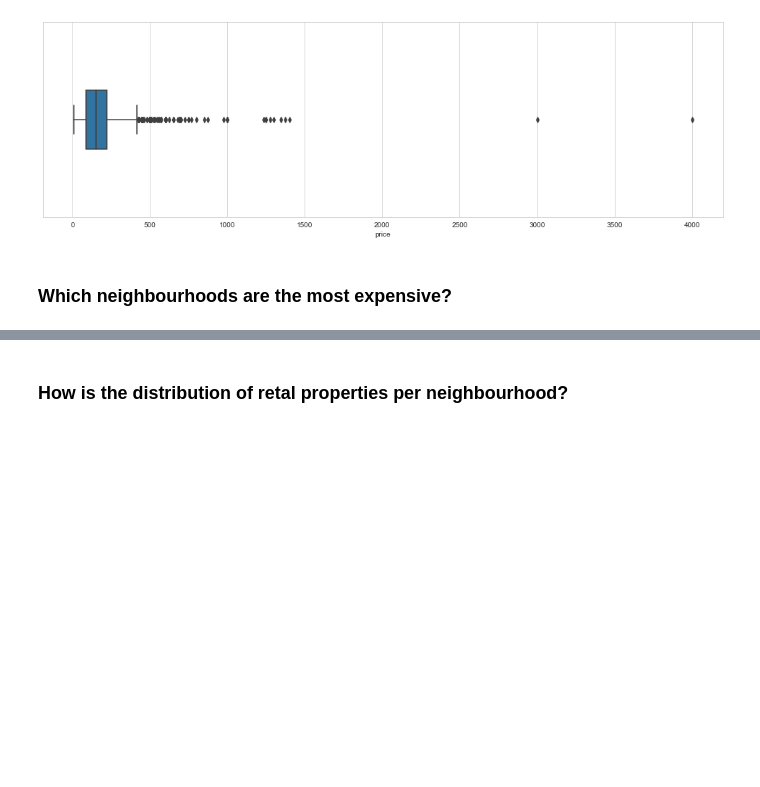
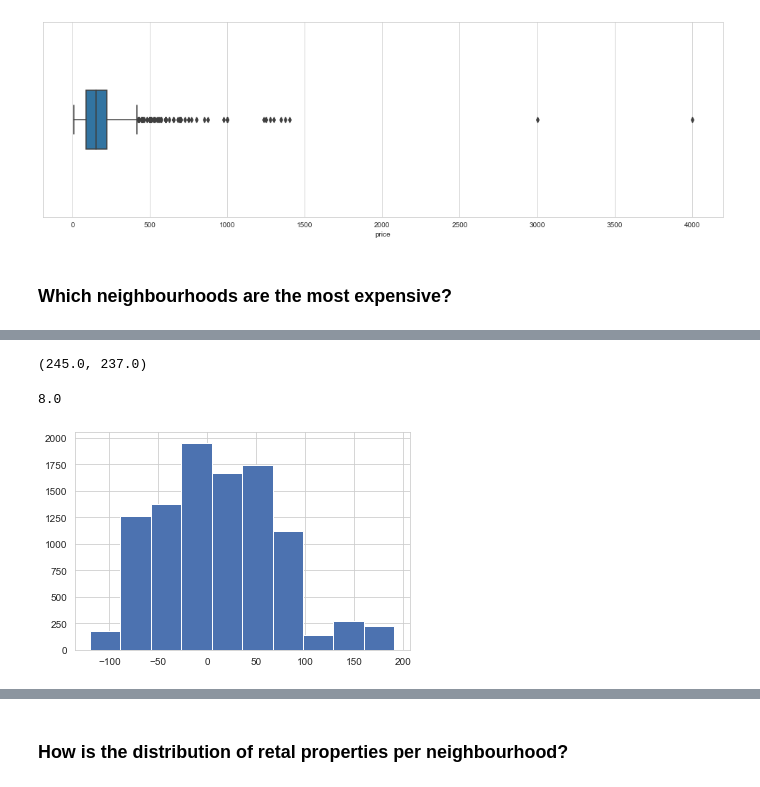
Before and after one commit to vitorscheifler/boston-airbnb-analysis, a Jupyter notebook: Boston Airbnb Analysis.ipynb, the cells around one changed output, grey strips where cells are left out. Saved outputs shown, nothing was run; the diff lists cells and outputs as text; code cells hidden in the pictures; blank space fills up the shorter version.

```diff
--- a/Boston Airbnb Analysis.ipynb
+++ b/Boston Airbnb Analysis.ipynb
@@ -202,0 +223,30 @@ df = df[df['price'] < 1500]
+# %%
+# Controls medians for price for the two neighbourhoods with highest median price
+
+median_leather = df[df['neighbourhood_cleansed'] == 'Leather District']['price'].median()
+
+median_sbw = df[df['neighbourhood_cleansed'] == 'South Boston Waterfront']['price'].median()
+
+median_leather, median_sbw
+# %% [output]
+(245.0, 237.0)
+# %%
+obs_diff = median_leather - median_sbw
+obs_diff
+# %% [output]
+8.0
+# %%
+diffs = []
+
+for _ in range(10000):
+    bootsamp = df.sample(df.shape[0], replace=True)
+    median_sbw = bootsamp[bootsamp['neighbourhood_cleansed'] == 'South Boston Waterfront']['price'].median()
+    median_leather = bootsamp[bootsamp['neighbourhood_cleansed'] == 'Leather District']['price'].median()
+    diffs.append(median_leather - median_sbw)
+# %%
+diffs = np.array(diffs)
+
+plt.figure(figsize=(6,4))
+plt.hist(diffs);
+# %% [output]
+[figure, added]
```
Also changed, not shown: parts of 5 cells of this notebook.
